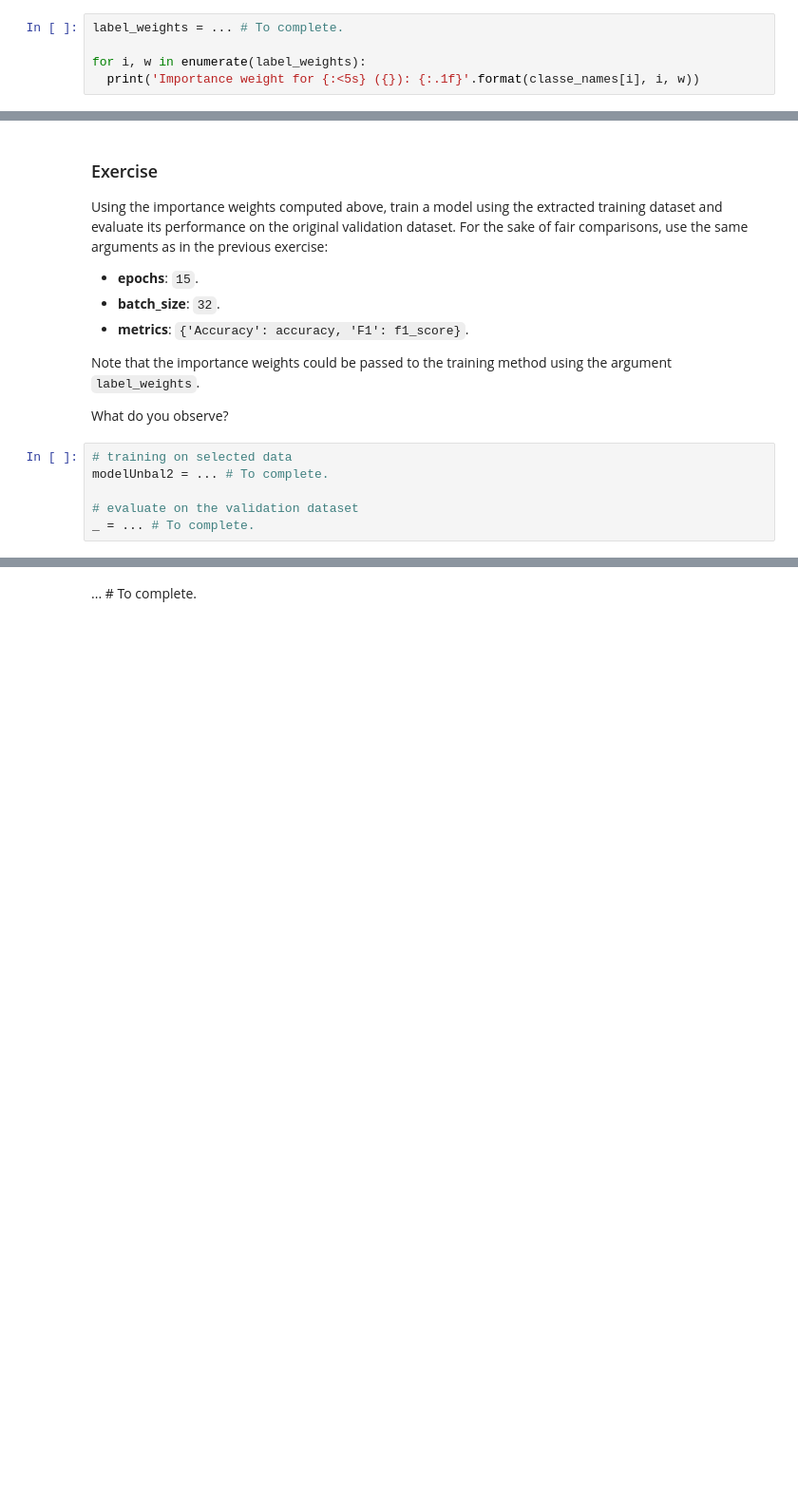
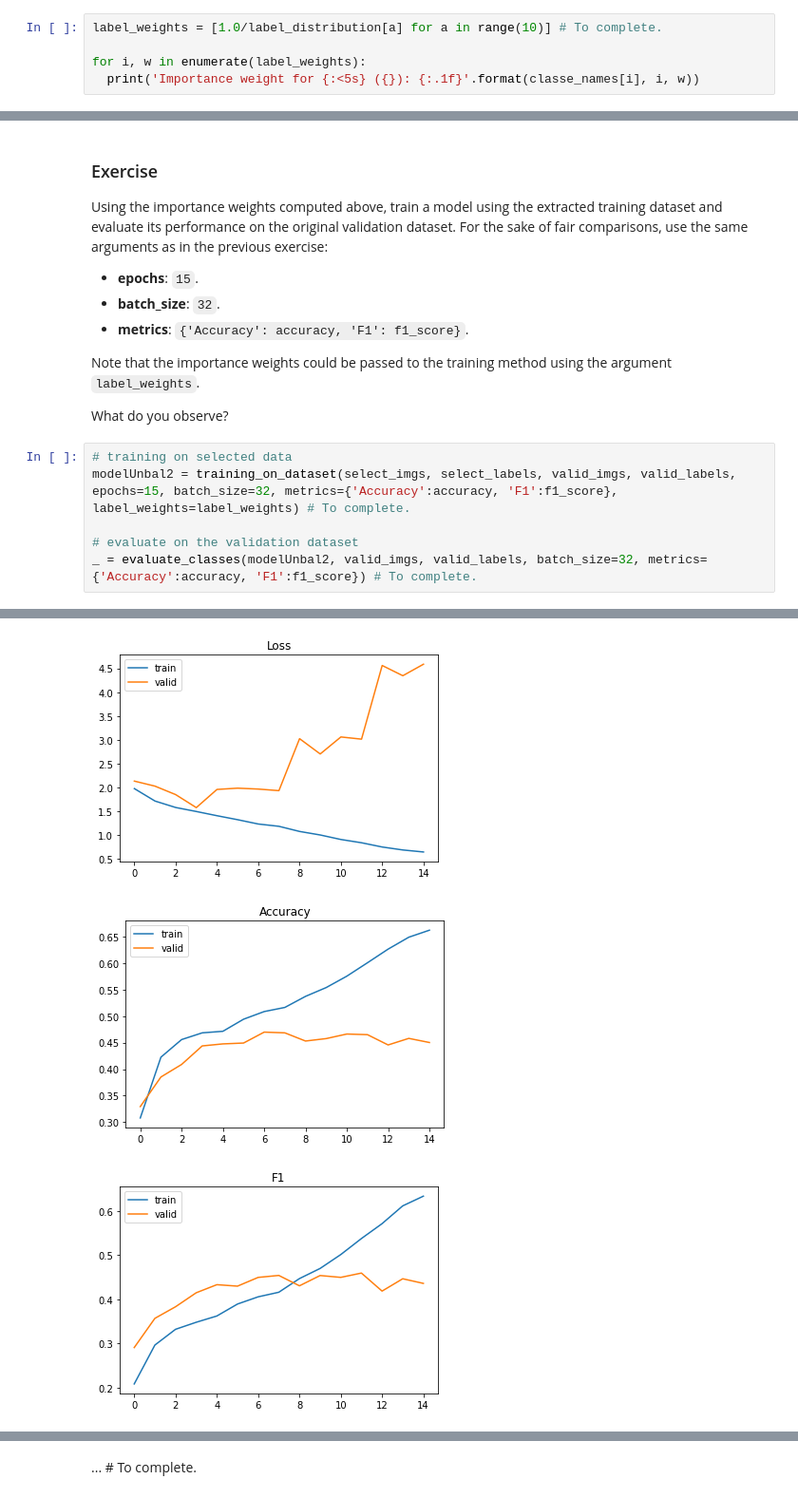
Before and after one commit to gkreplak/IVADO_Mila_Mooc, a Jupyter notebook: tutorial1_data_exercise.ipynb, the cells around one changed output, grey strips where cells are left out. Shown at 95% size. Saved outputs shown, nothing was run; the diff lists cells and outputs as text; blank space fills up the shorter version.

```diff
--- a/tutorial1_data_exercise.ipynb
+++ b/tutorial1_data_exercise.ipynb
@@ -1268,7 +1280,7 @@ One way to mitigate the effect of an unbalanced dataset during the training proc
 
 Compute the importance weights of each label using the label distribution provided at the previous section.
 # %%
-label_weights = ... # To complete.
+label_weights = [1.0/label_distribution[a] for a in range(10)] # To complete.
 
 for i, w in enumerate(label_weights):
   print('Importance weight for {:<5s} ({}): {:.1f}'.format(classe_names[i], i, w))
@@ -1285,7 +1308,8 @@ Note that the importance weights could be passed to the training method using th
 What do you observe?
 # %%
 # training on selected data
-modelUnbal2 = ... # To complete.
+modelUnbal2 = training_on_dataset(select_imgs, select_labels, valid_imgs, valid_labels, epochs=15, batch_size=32, metrics={'Accuracy':accuracy, 'F1':f1_score}, label_weights=label_weights) # To complete.
 
 # evaluate on the validation dataset
-_ = ... # To complete.
+_ = evaluate_classes(modelUnbal2, valid_imgs, valid_labels, batch_size=32, metrics={'Accuracy':accuracy, 'F1':f1_score}) # To complete.
+# %% [output]
@@ -1291,0 +1331,3 @@ _ = ... # To complete.
+[figure, added]
+[figure, added]
+[figure, added]
```
Also changed, not shown: parts of 11 cells of this notebook.
